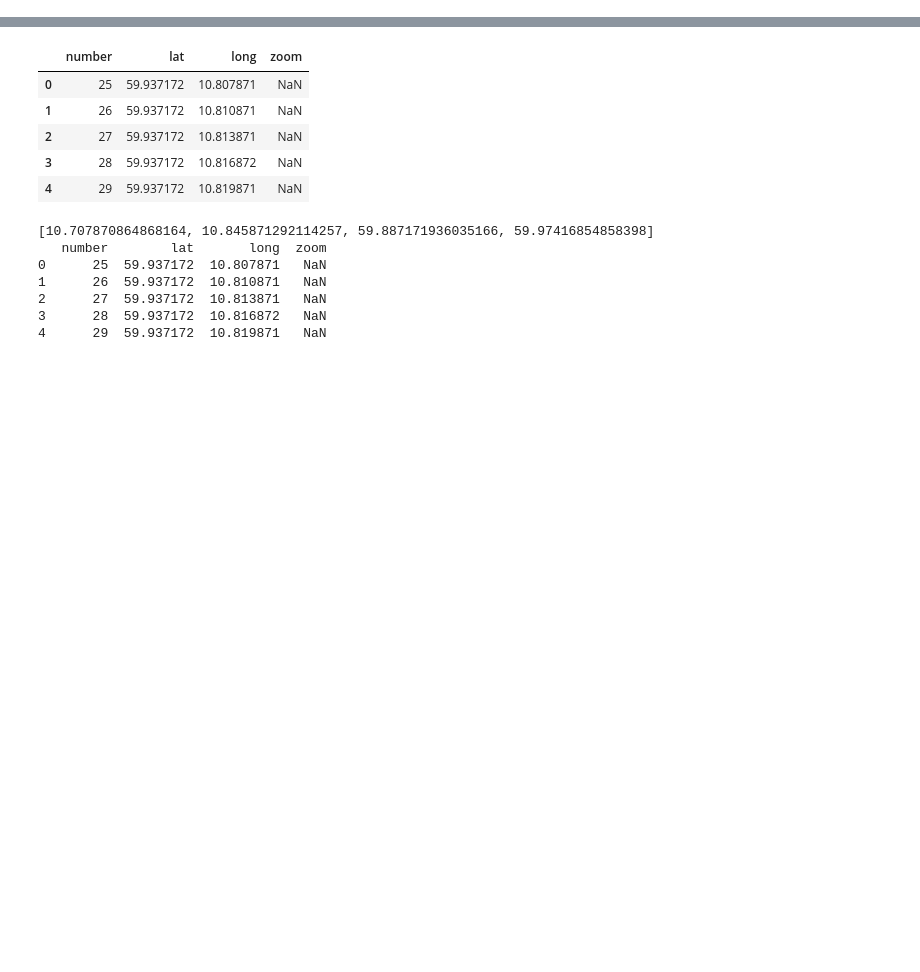
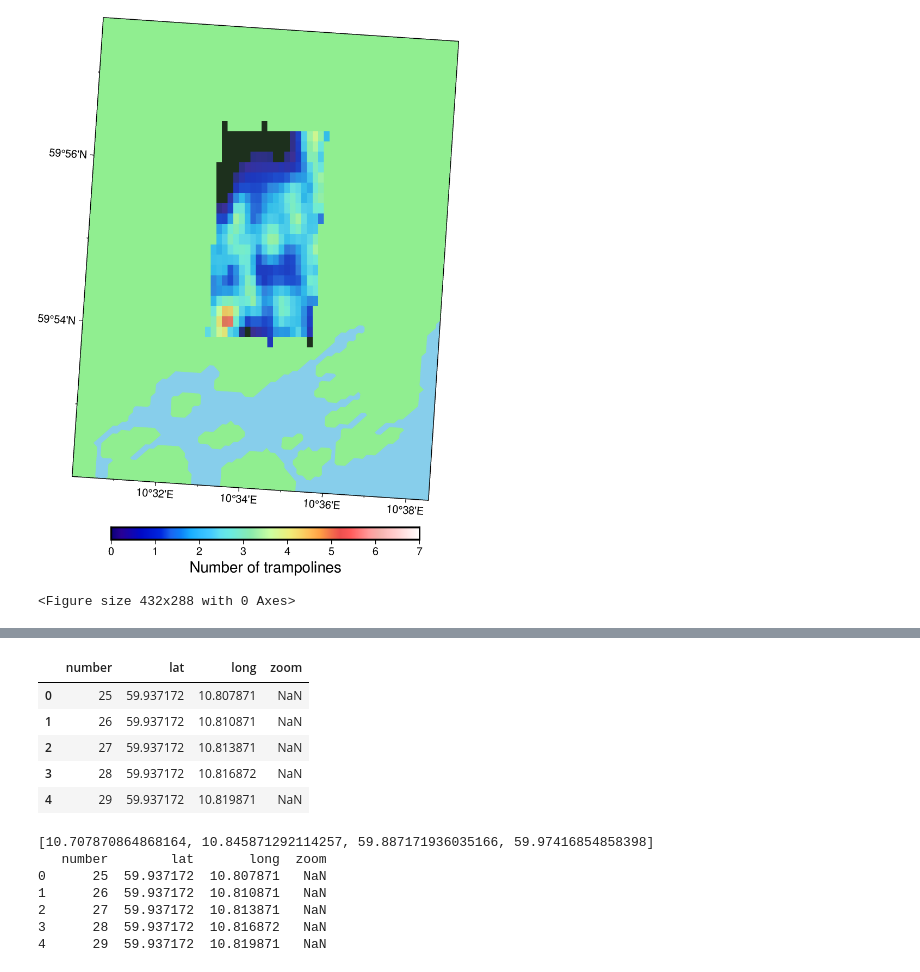
Before and after one commit to lukegriffiths/trampolines, a Jupyter notebook: visualisation.ipynb, the cells around one changed output, grey strips where cells are left out. Cells and saved outputs as stored; diff of their text form; code cells hidden in the pictures; blank space fills up the shorter version.

```diff
--- a/visualisation.ipynb
+++ b/visualisation.ipynb
@@ -4,0 +76,18 @@ import pandas as pd
+# %%
+# Get coords of each image because this data isn't un the detect folder labels
+image_data_filepath = folder_path / "images.txt"
+
+df_coords = pd.read_csv(image_data_filepath,  names=["number", "lat", "long", "zoom"])
+
+df_coords['Filepath'] = df_coords['number'].astype(str) + "_gmaps.txt"
+
+print(f"Coordinates data for {len(df_coords)} images")
+
+# get number of trampolines (number of times filepath appears in df)
+df_counts = pd.DataFrame(df['Filepath'].value_counts().reset_index())
+df_counts.columns = ['Filepath', 'count']
+
+# merge coordinate and trampoline number dataframes
+df = pd.merge(df_counts, df_coords, on='Filepath')
+print(f"Trampoline counts data for {len(df)} images")
+df.head()
@@ -4,0 +103,19 @@ import pandas as pd
+# %%
+#pygmt.sph2grd(data=df[['lat', 'long']])
+local_region = [df['long'].min(), df['long'].max(), df['lat'].min(), df['lat'].max()]
+
+trampoline_surface = pygmt.surface(data=df[['long', 'lat', 'count']], region=local_region, spacing=0.002)
+
+fig = pygmt.Figure()
+fig.basemap(region=region, projection="U33R/12c", frame=True)
+fig.coast(land="lightgreen", water="skyblue")
+pygmt.makecpt(cmap="haxby", series=[0, df['count'].max()])
+fig.grdimage(trampoline_surface, nan_transparent=True, transparency=20)
+fig.colorbar(frame=["a1f1", 'x+l"Number of trampolines"', "y"])
+#fig.plot(x=df.long, y=df.lat, style="c0.3c", color="white", pen="black")
+plt.tight_layout()
+fig.show()
+fig.savefig('./figures/trampoline_map_training_validation.png', dpi=400)
+# %% [output]
+[figure, added]
+<Figure size 432x288 with 0 Axes>
```
Also changed, not shown: parts of 14 cells of this notebook.
